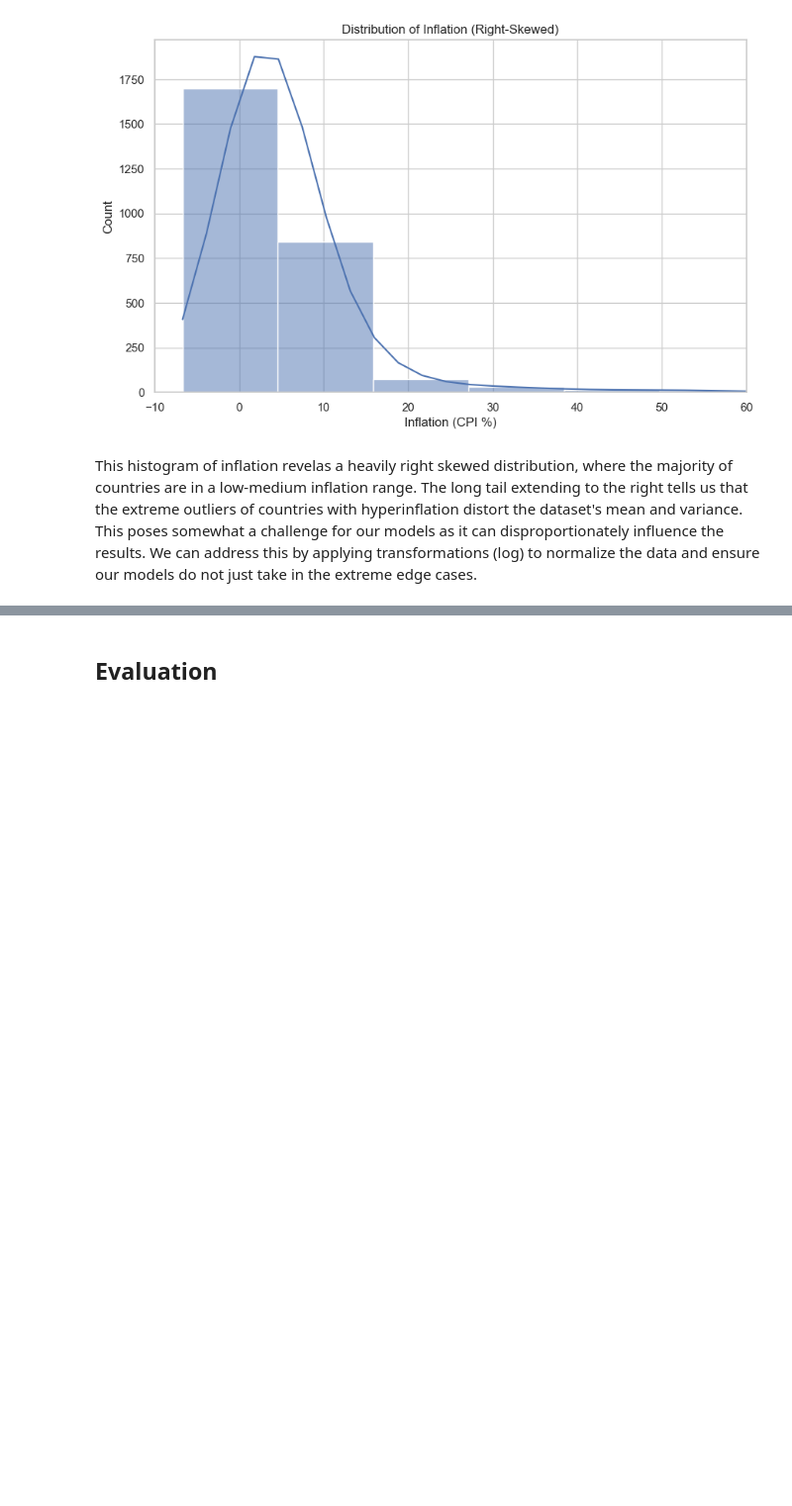
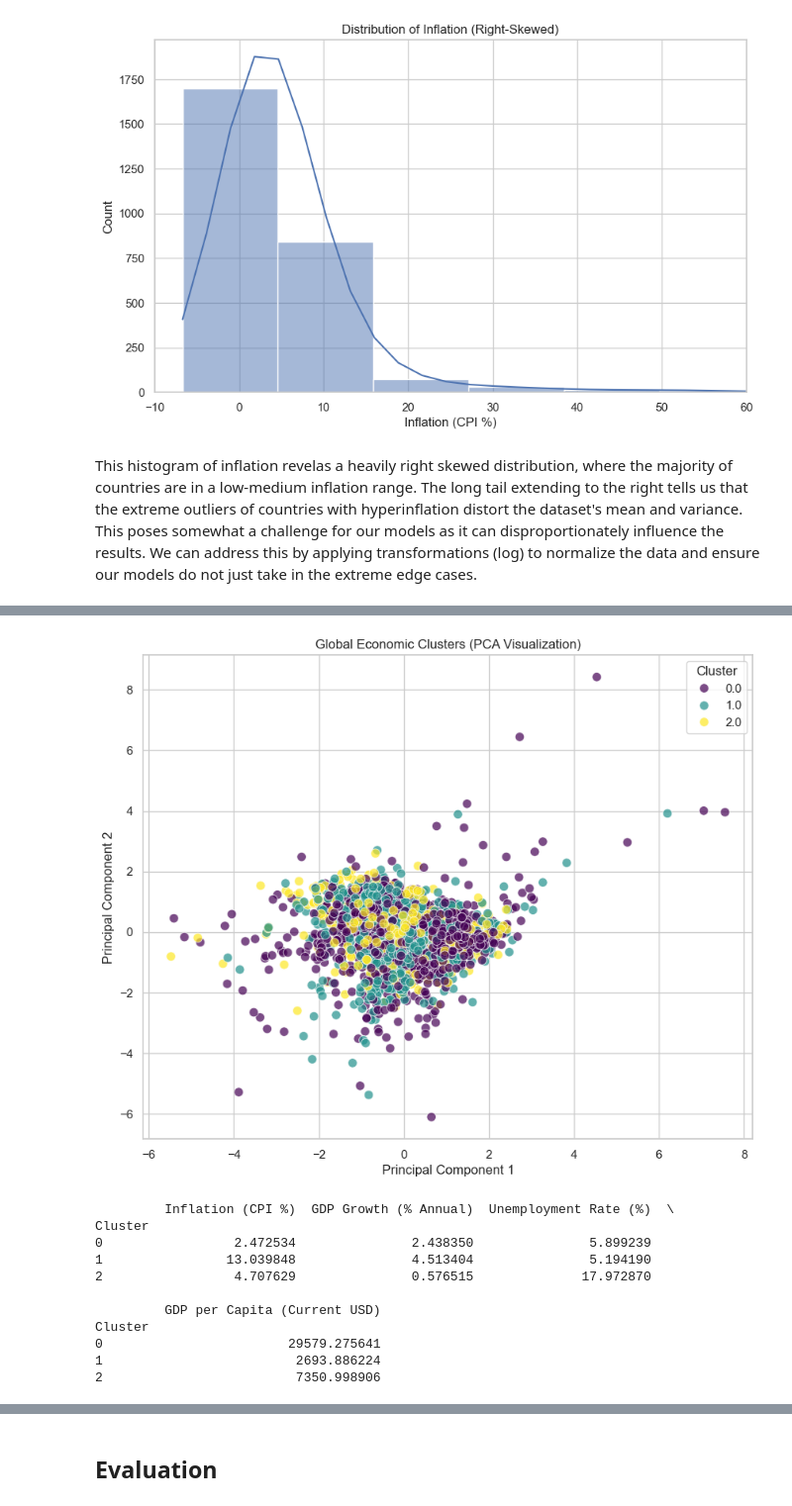
Before and after one commit to spham64/inflation-insights, a Jupyter notebook: inflation.ipynb, the cells around one changed output, grey strips where cells are left out. Shown at 99% size. Saved outputs shown, nothing was run; the diff lists cells and outputs as text; code cells hidden in the pictures; blank space fills up the shorter version.

```diff
--- a/inflation.ipynb
+++ b/inflation.ipynb
@@ -260,0 +323,42 @@ This histogram of inflation revelas a heavily right skewed distribution, where t
+# %%
+from sklearn.decomposition import PCA
+
+kmeans = KMeans(n_clusters=3, random_state=42, n_init=10)
+df['Cluster'] = kmeans.fit_predict(cluster_df_scaled)
+
+pca = PCA(n_components=2)
+principal_components = pca.fit_transform(cluster_df_scaled)
+pca_df = pd.DataFrame(data=principal_components, columns=['PC1', 'PC2'])
+pca_df['Cluster'] = df['Cluster']
+
+plt.figure(figsize=(10, 8))
+sns.scatterplot(
+    x='PC1', y='PC2',
+    hue='Cluster',
+    data=pca_df,
+    palette='viridis',
+    s=70,
+    alpha=0.7
+)
+plt.title('Global Economic Clusters (PCA Visualization)')
+plt.xlabel('Principal Component 1')
+plt.ylabel('Principal Component 2')
+plt.legend(title='Cluster')
+plt.grid(True)
+plt.show()
+
+summary = df.groupby('Cluster')[['Inflation (CPI %)', 'GDP Growth (% Annual)', 'Unemployment Rate (%)', 'GDP per Capita (Current USD)']].mean()
+print(summary)
+# %% [output]
+[figure, added]
+         Inflation (CPI %)  GDP Growth (% Annual)  Unemployment Rate (%)  \
+Cluster
+0                 2.472534               2.438350               5.899239
+1                13.039848               4.513404               5.194190
+2                 4.707629               0.576515              17.972870
+
+         GDP per Capita (Current USD)
+Cluster
+0                        29579.275641
+1                         2693.886224
+2                         7350.998906
```
Also changed, not shown: parts of 7 cells of this notebook.
